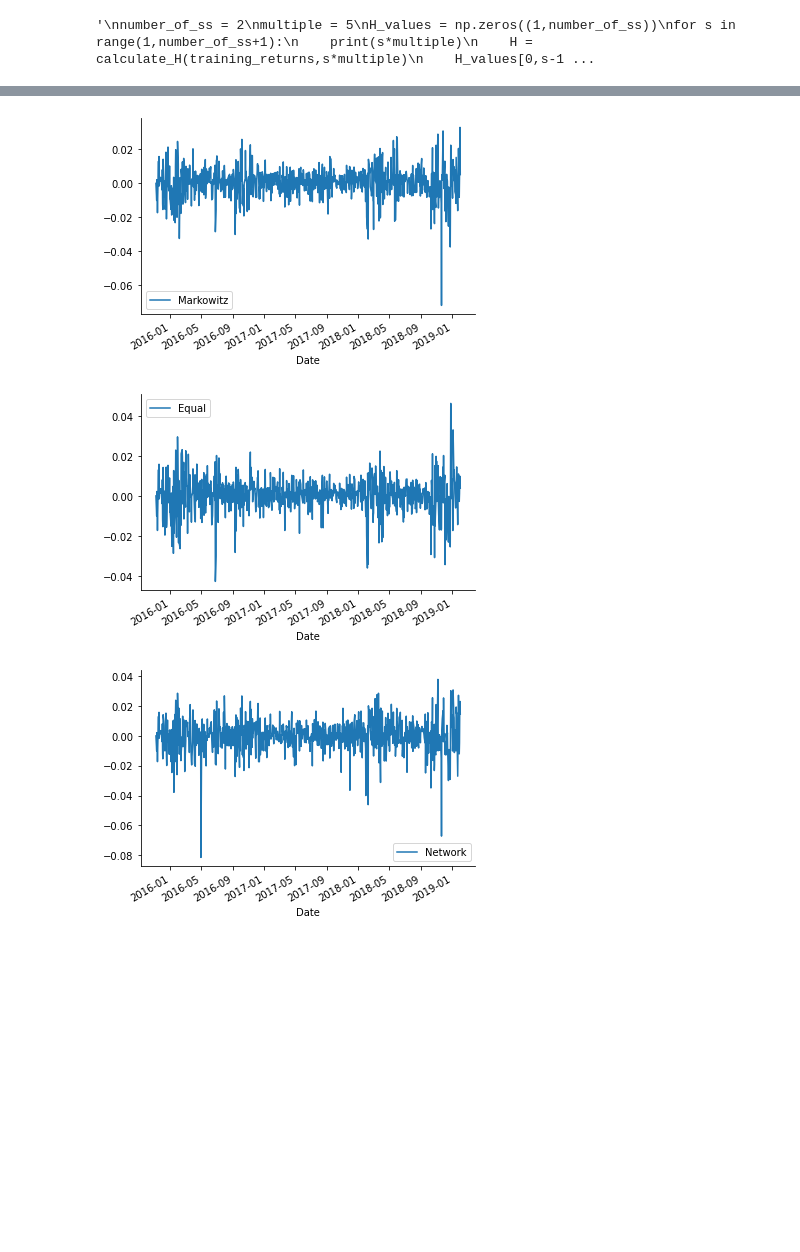
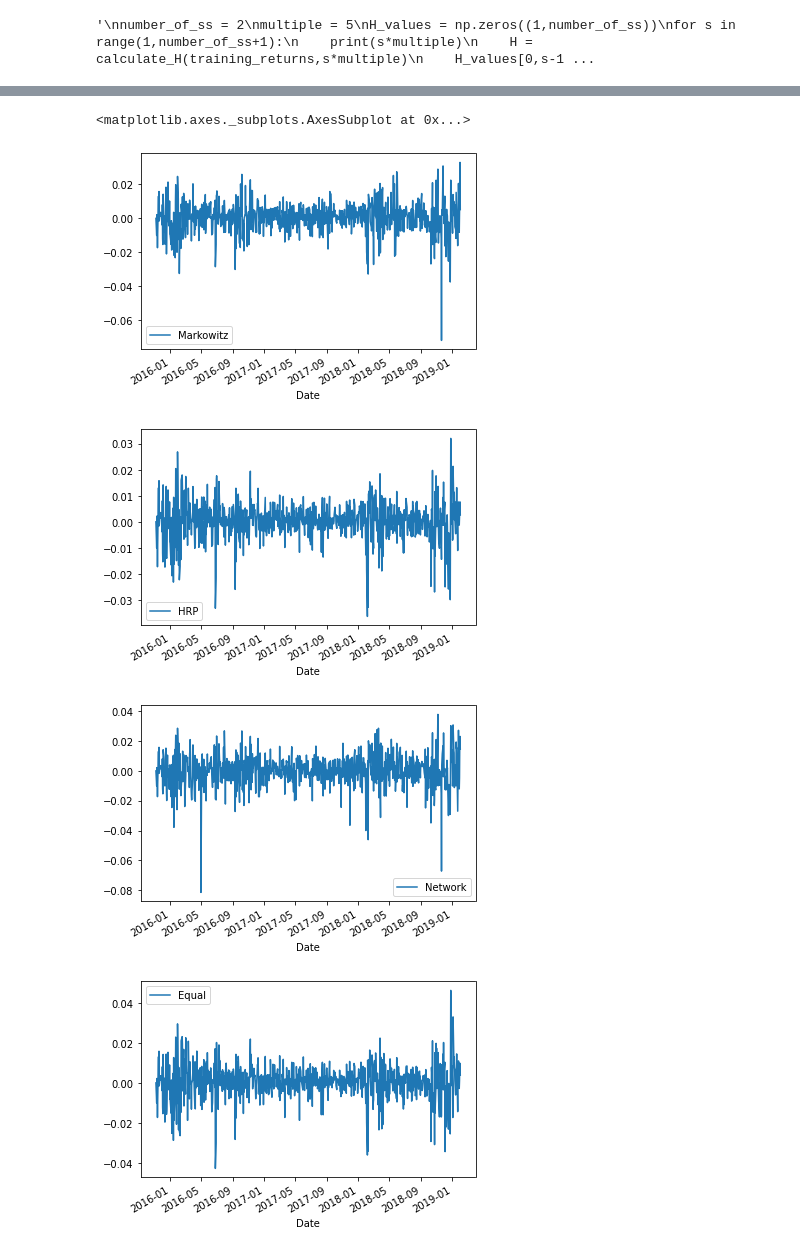
Before and after one commit to joonaskaraila/Portfolio_optimization, a Jupyter notebook: Portfolio_optimization.ipynb, the cells around one changed output, grey strips where cells are left out. Saved outputs shown, nothing was run; the diff lists cells and outputs as text; code cells hidden in the pictures; blank space fills up the shorter version.

Commit message:
Implemented Hierarchical Risk Parity approach

```diff
--- a/Portfolio_optimization.ipynb
+++ b/Portfolio_optimization.ipynb
@@ -466,7 +546,8 @@ def get_rolling_window_returns_df(returns_df, risk_free_return_data, get_weights
     return rolling_summed_returns
 
 markowitz_returns = get_rolling_window_returns_df(returns_df, risk_free_df, get_markowitz_weights)
-print("\n \n Network returns")
+HRP_returns = get_rolling_window_returns_df(returns_df, risk_free_df, getHRP_weights)
+#print("\n \n Network returns")
 # Network calculation takes about 4 hours with 30 day rolling window using 8 cores
 #network_returns = get_rolling_window_returns_df(returns_df, risk_free_df, get_network_weights)
 # %% [output]
@@ -491,6 +572,10 @@ Index 813 out of 813
 figure(figsize=(14,10))
 def plot_cumulative_returns(logreturns_df):
     logreturns_df = logreturns_df.copy(deep=True)
+    print(logreturns_df.columns)
+    print("Mean return {}".format(np.average(logreturns_df)))
+    print("Volatility {}".format(np.std(logreturns_df)))
+    print("Sharpe ratio (not adjusted for risk-free) {}".format(np.average(logreturns_df)/np.std(logreturns_df)))
 
     # Start all returns from 1 so before taking exponential our value must be 0
     d = pd.Series(data=0, index = pd.Series(logreturns_df.index[0] - datetime.timedelta(days=1)))
@@ -505,7 +590,12 @@ markowitz_returns.columns = ['Markowitz']
 markowitz_cumulative = plot_cumulative_returns(markowitz_returns)
 plt.plot(markowitz_cumulative.index,markowitz_cumulative.values,label='Markowitz')
 
-network_returns = pd.read_csv('network_rolling_logreturns.csv')
+HRP_returns.columns = ['HRP']
+HRP_cumulative = plot_cumulative_returns(HRP_returns)
+plt.plot(HRP_cumulative.index,HRP_cumulative.values,label='HRP')
+
+network_returns = pd.read_csv('network_rolling_logreturns.csv',index_col='Date')
+network_returns.index = pd.to_datetime(network_returns.index)
 network_cumulative = plot_cumulative_returns(network_returns)
 plt.plot(network_cumulative.index,network_cumulative.values,label='Network')
 
@@ -522,9 +629,12 @@ plt.show()
 # %%
 markowitz_returns.plot()
+HRP_returns.plot()
+network_returns.plot()
 equal_weights.plot()
-network_returns.plot()
 #network_returns.to_csv('network_rolling_logreturns.csv',index=True)
 # %% [output]
+<matplotlib.axes._subplots.AxesSubplot at 0x...>
-[figure, old version]
+[figure, new version]
-[figure, old version]
+[figure, new version]
-[figure, old version]
+[figure, new version]
+[figure, added]
```
Also changed, not shown: parts of 4 cells of this notebook.
